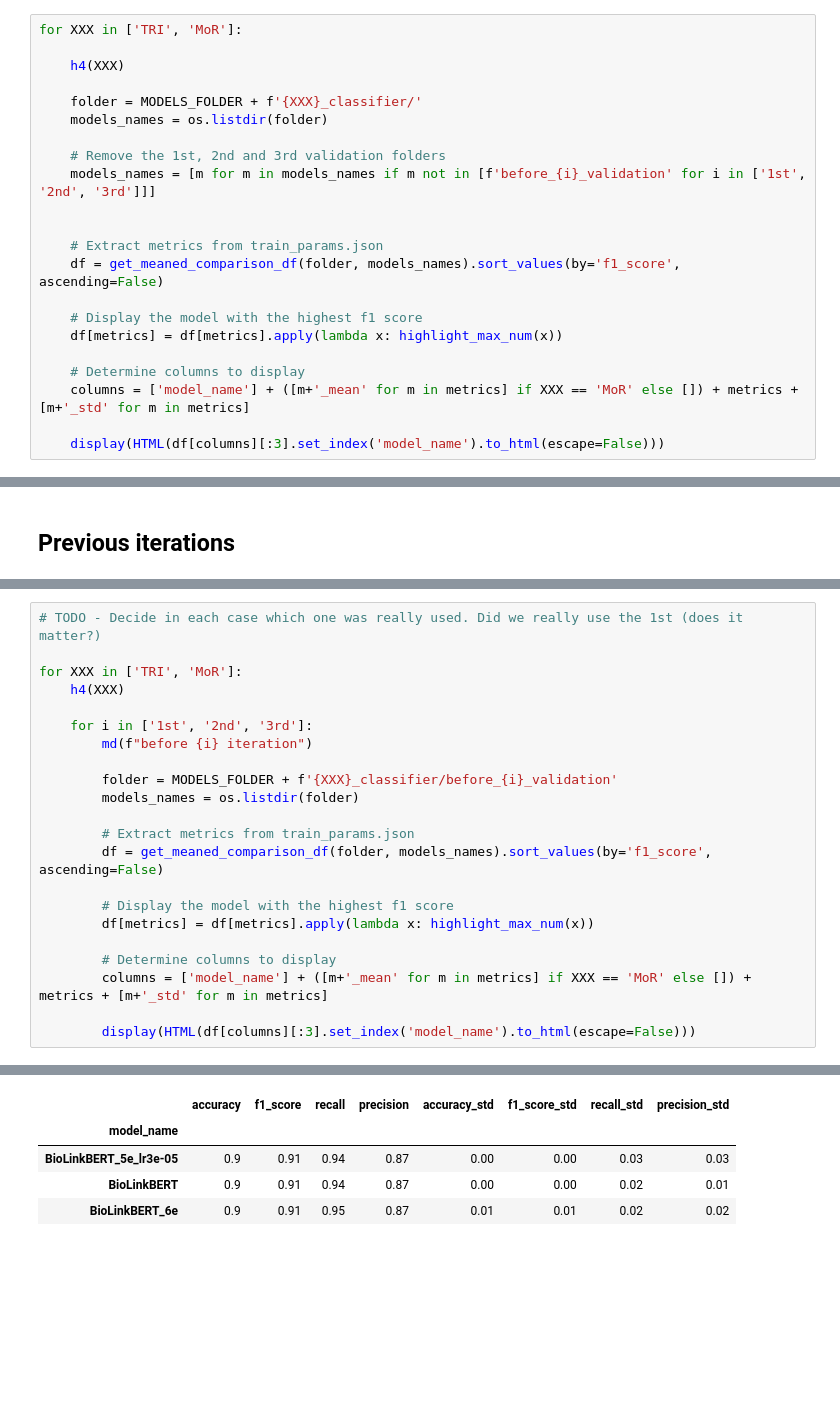
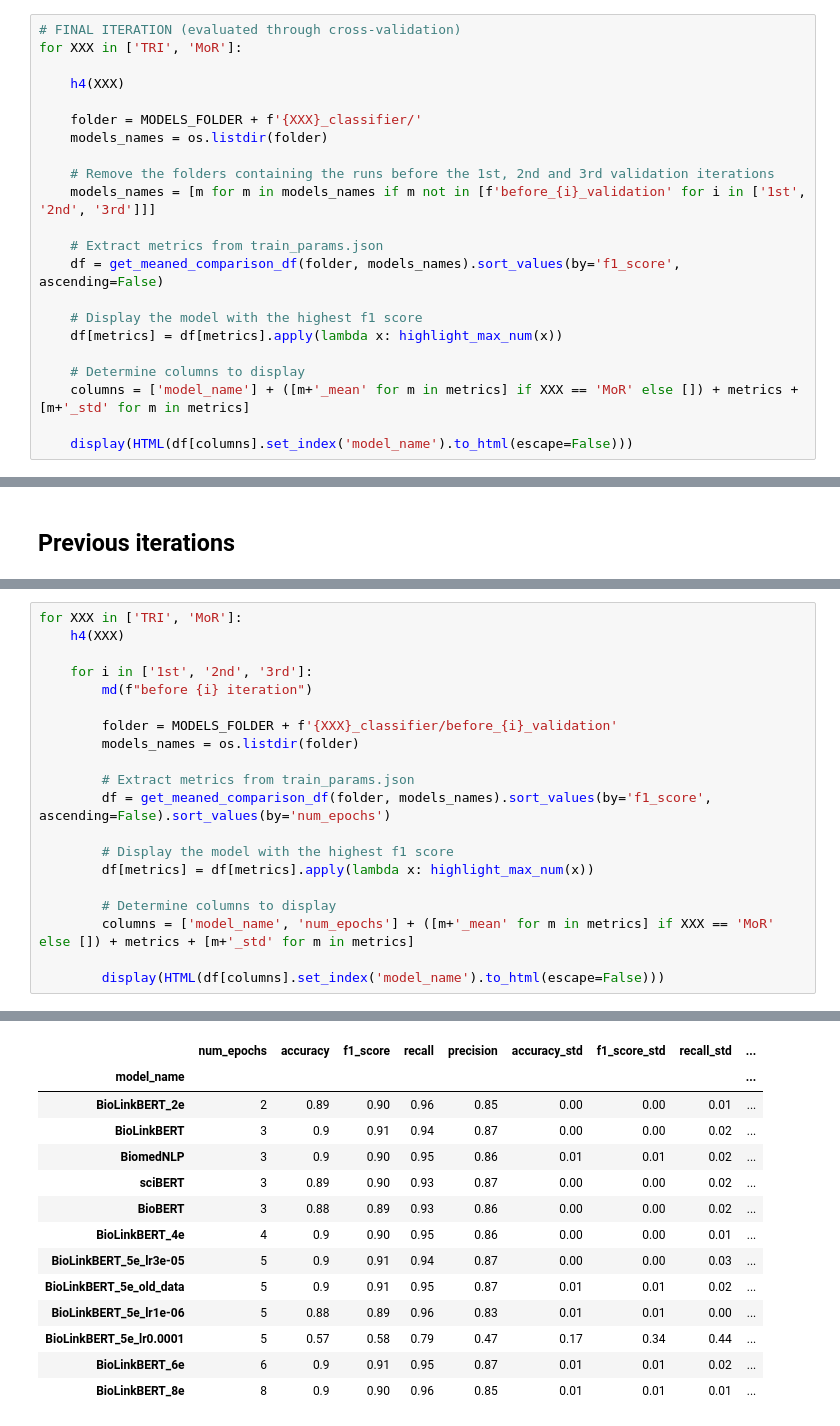
Before and after one commit to Rbbt-Workflows/ExTRI2, a Jupyter notebook: analysis/classifiers_comparison.ipynb, the cells around one changed output, grey strips where cells are left out. Drawn from its saved outputs; the diff is of its cells as text; blank space fills up the shorter version.

```diff
--- a/analysis/classifiers_comparison.ipynb
+++ b/analysis/classifiers_comparison.ipynb
@@ -163,4 +164,5 @@ display(df[columns])
 # %%
+# FINAL ITERATION (evaluated through cross-validation)
 for XXX in ['TRI', 'MoR']:
 
     h4(XXX)
@@ -168,9 +170,8 @@ for XXX in ['TRI', 'MoR']:
     folder = MODELS_FOLDER + f'{XXX}_classifier/'
     models_names = os.listdir(folder)
 
-    # Remove the 1st, 2nd and 3rd validation folders
+    # Remove the folders containing the runs before the 1st, 2nd and 3rd validation iterations
     models_names = [m for m in models_names if m not in [f'before_{i}_validation' for i in ['1st', '2nd', '3rd']]]
-
 
     # Extract metrics from train_params.json
     df = get_meaned_comparison_df(folder, models_names).sort_values(by='f1_score', ascending=False)
@@ -181,7 +182,7 @@ for XXX in ['TRI', 'MoR']:
     # Determine columns to display
     columns = ['model_name'] + ([m+'_mean' for m in metrics] if XXX == 'MoR' else []) + metrics + [m+'_std' for m in metrics]
 
-    display(HTML(df[columns][:3].set_index('model_name').to_html(escape=False)))
+    display(HTML(df[columns].set_index('model_name').to_html(escape=False)))
 # %% [output]
 <h4>TRI</h4>
 |  | accuracy | f1_score | recall | precision | accuracy_std | f1_score_std | recall_std | precision_std |
@@ -298,31 +331,38 @@ Best models for the past iterations, used to improve the model
 # %%
-# TODO - Decide in each case which one was really used. Did we really use the 1st (does it matter?)
-
 for XXX in ['TRI', 'MoR']:
     h4(XXX)
 
     for i in ['1st', '2nd', '3rd']:
         md(f"before {i} iteration")
 
         folder = MODELS_FOLDER + f'{XXX}_classifier/before_{i}_validation'
         models_names = os.listdir(folder)
 
         # Extract metrics from train_params.json
-        df = get_meaned_comparison_df(folder, models_names).sort_values(by='f1_score', ascending=False)
+        df = get_meaned_comparison_df(folder, models_names).sort_values(by='f1_score', ascending=False).sort_values(by='num_epochs')
 
         # Display the model with the highest f1 score
         df[metrics] = df[metrics].apply(lambda x: highlight_max_num(x))
 
         # Determine columns to display
-        columns = ['model_name'] + ([m+'_mean' for m in metrics] if XXX == 'MoR' else []) + metrics + [m+'_std' for m in metrics]
+        columns = ['model_name', 'num_epochs'] + ([m+'_mean' for m in metrics] if XXX == 'MoR' else []) + metrics + [m+'_std' for m in metrics]
 
-        display(HTML(df[columns][:3].set_index('model_name').to_html(escape=False)))
+        display(HTML(df[columns].set_index('model_name').to_html(escape=False)))
 # %% [output]
 <h4>TRI</h4>
 before 1st iteration
-|  | accuracy | f1_score | recall | precision | accuracy_std | f1_score_std | recall_std | precision_std |
-| model_name |  |  |  |  |  |  |  |  |
-| BioLinkBERT_5e_lr3e-05 | 0.9 | 0.91 | 0.94 | 0.87 | 0.00 | 0.00 | 0.03 | 0.03 |
-| BioLinkBERT | 0.9 | 0.91 | 0.94 | 0.87 | 0.00 | 0.00 | 0.02 | 0.01 |
-| BioLinkBERT_6e | 0.9 | 0.91 | 0.95 | 0.87 | 0.01 | 0.01 | 0.02 | 0.02 |
+|  | num_epochs | accuracy | f1_score | recall | precision | accuracy_std | f1_score_std | recall_std | ... |
+| model_name |  |  |  |  |  |  |  |  | ... |
+| BioLinkBERT_2e | 2 | 0.89 | 0.90 | 0.96 | 0.85 | 0.00 | 0.00 | 0.01 | ... |
+| BioLinkBERT | 3 | 0.9 | 0.91 | 0.94 | 0.87 | 0.00 | 0.00 | 0.02 | ... |
+| BiomedNLP | 3 | 0.9 | 0.90 | 0.95 | 0.86 | 0.01 | 0.01 | 0.02 | ... |
+| sciBERT | 3 | 0.89 | 0.90 | 0.93 | 0.87 | 0.00 | 0.00 | 0.02 | ... |
+| BioBERT | 3 | 0.88 | 0.89 | 0.93 | 0.86 | 0.00 | 0.00 | 0.02 | ... |
+| BioLinkBERT_4e | 4 | 0.9 | 0.90 | 0.95 | 0.86 | 0.00 | 0.00 | 0.01 | ... |
+| BioLinkBERT_5e_lr3e-05 | 5 | 0.9 | 0.91 | 0.94 | 0.87 | 0.00 | 0.00 | 0.03 | ... |
+| BioLinkBERT_5e_old_data | 5 | 0.9 | 0.91 | 0.95 | 0.87 | 0.01 | 0.01 | 0.02 | ... |
+| BioLinkBERT_5e_lr1e-06 | 5 | 0.88 | 0.89 | 0.96 | 0.83 | 0.01 | 0.01 | 0.00 | ... |
+| BioLinkBERT_5e_lr0.0001 | 5 | 0.57 | 0.58 | 0.79 | 0.47 | 0.17 | 0.34 | 0.44 | ... |
+| BioLinkBERT_6e | 6 | 0.9 | 0.91 | 0.95 | 0.87 | 0.01 | 0.01 | 0.02 | ... |
+| BioLinkBERT_8e | 8 | 0.9 | 0.90 | 0.96 | 0.85 | 0.01 | 0.01 | 0.01 | ... |
 before 2nd iteration
```
Also changed, not shown: parts of 10 cells of this notebook, 3 other files.
